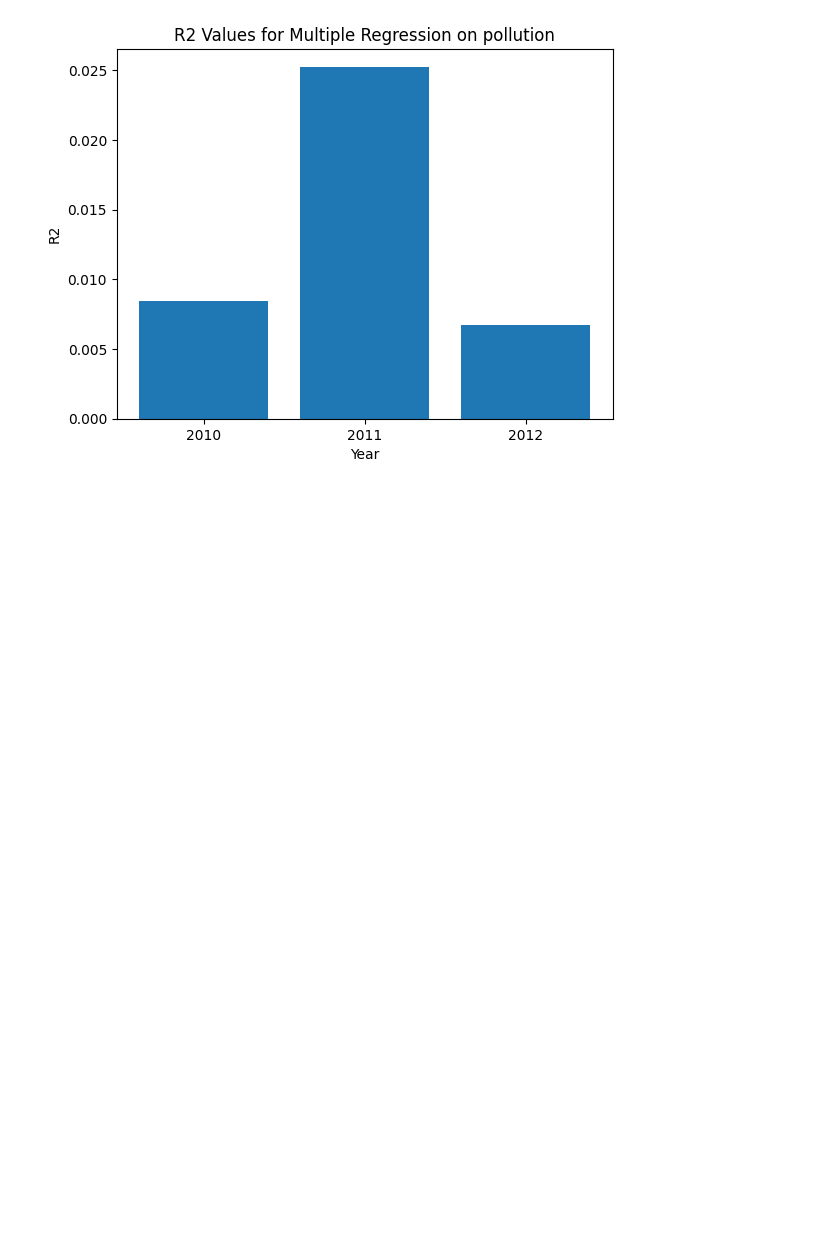
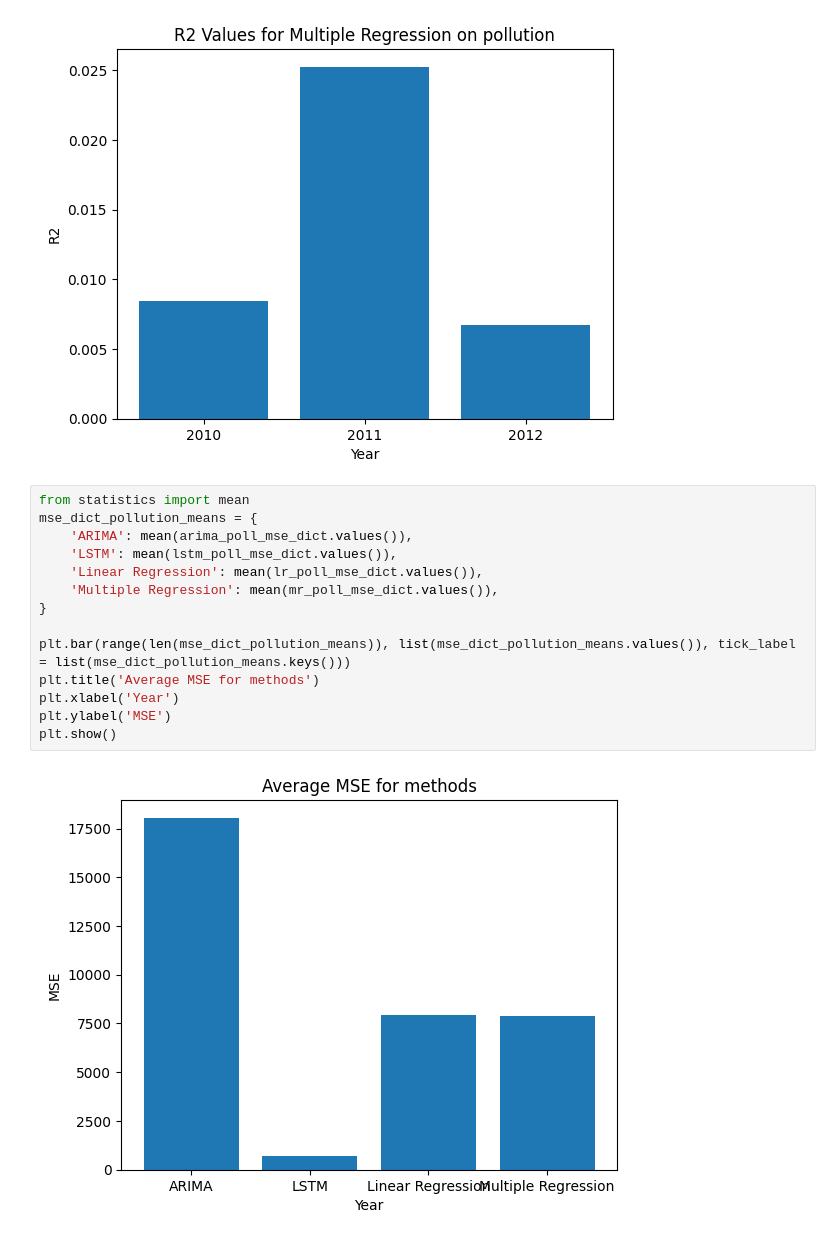
Before and after one commit to Beruxik/SBL-IPAD, a Jupyter notebook: SBL.ipynb, the cells around one changed output. Saved outputs shown, nothing was run; the diff lists cells and outputs as text; blank space fills up the shorter version.

```diff
--- a/SBL.ipynb
+++ b/SBL.ipynb
@@ -1416,3 +1416,19 @@ plt.ylabel('R2')
 plt.show()
 # %% [output]
 [figure]
+# %%
+from statistics import mean
+mse_dict_pollution_means = {
+    'ARIMA': mean(arima_poll_mse_dict.values()),
+    'LSTM': mean(lstm_poll_mse_dict.values()),
+    'Linear Regression': mean(lr_poll_mse_dict.values()),
+    'Multiple Regression': mean(mr_poll_mse_dict.values()),
+}
+
+plt.bar(range(len(mse_dict_pollution_means)), list(mse_dict_pollution_means.values()), tick_label = list(mse_dict_pollution_means.keys()))
+plt.title('Average MSE for methods')
+plt.xlabel('Year')
+plt.ylabel('MSE')
+plt.show()
+# %% [output]
+[figure, added]
```
Also changed, not shown: parts of 1 cell of this notebook.
